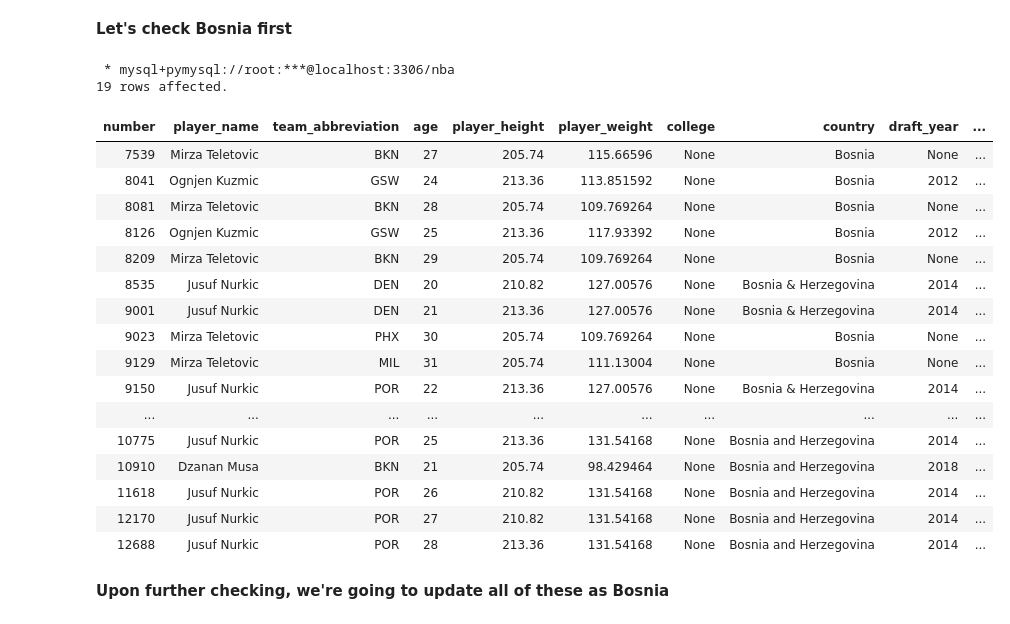
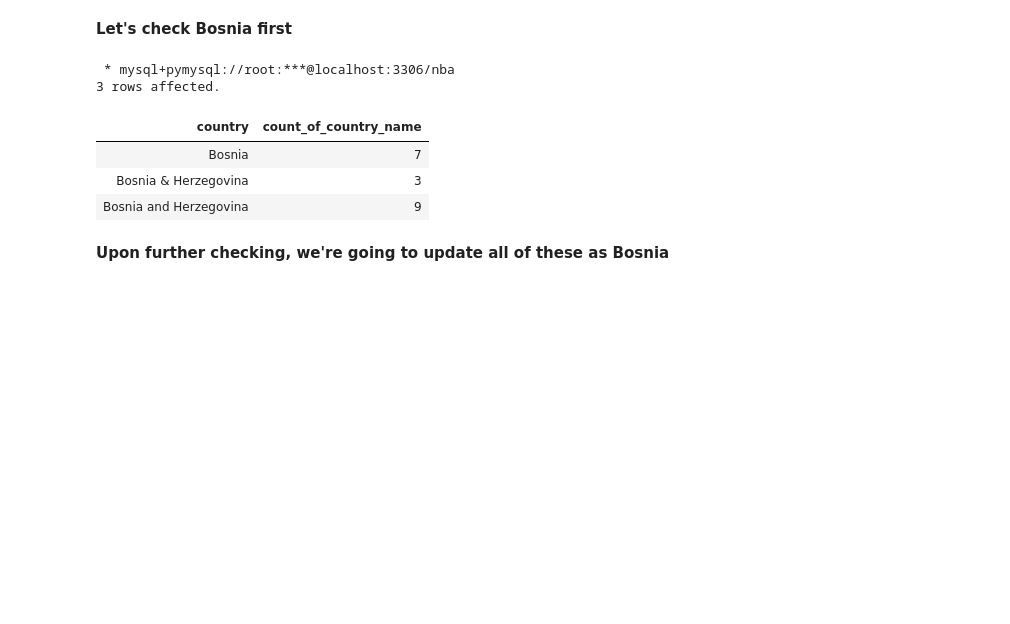
Before and after one commit to JudeIsuruFernando/Crowning-the-GOAT-A-Data-Driven-NBA-Basketball-Analysis, a Jupyter notebook: Notebooks/Cleaning/Data Cleaning.ipynb, the cells around one changed output. Drawn from its saved outputs; the diff is of its cells as text; code cells hidden in the pictures; blank space fills up the shorter version.

```diff
--- a/Notebooks/Cleaning/Data Cleaning.ipynb
+++ b/Notebooks/Cleaning/Data Cleaning.ipynb
@@ -125,33 +133,23 @@ ORDER BY
 # %%
 %%sql
 
 SELECT
-    *
+    country,
+    COUNT(country) count_of_country_name
 FROM
     nba_raw_data_silver
 WHERE
     country IN ('Bosnia', 'Bosnia & Herzegovina', 'Bosnia and Herzegovina')
+GROUP BY
+    country
 ;
 # %% [output]
  * mysql+pymysql://root:***@localhost:3306/nba
-19 rows affected.
+3 rows affected.
-| number | player_name | team_abbreviation | age | player_height | player_weight | college | country | draft_year | ... |
-| 7539 | Mirza Teletovic | BKN | 27 | 205.74 | 115.66596 | None | Bosnia | None | ... |
-| 8041 | Ognjen Kuzmic | GSW | 24 | 213.36 | 113.851592 | None | Bosnia | 2012 | ... |
-| 8081 | Mirza Teletovic | BKN | 28 | 205.74 | 109.769264 | None | Bosnia | None | ... |
-| 8126 | Ognjen Kuzmic | GSW | 25 | 213.36 | 117.93392 | None | Bosnia | 2012 | ... |
-| 8209 | Mirza Teletovic | BKN | 29 | 205.74 | 109.769264 | None | Bosnia | None | ... |
-| 8535 | Jusuf Nurkic | DEN | 20 | 210.82 | 127.00576 | None | Bosnia & Herzegovina | 2014 | ... |
-| 9001 | Jusuf Nurkic | DEN | 21 | 213.36 | 127.00576 | None | Bosnia & Herzegovina | 2014 | ... |
-| 9023 | Mirza Teletovic | PHX | 30 | 205.74 | 109.769264 | None | Bosnia | None | ... |
-| 9129 | Mirza Teletovic | MIL | 31 | 205.74 | 111.13004 | None | Bosnia | None | ... |
-| 9150 | Jusuf Nurkic | POR | 22 | 213.36 | 127.00576 | None | Bosnia & Herzegovina | 2014 | ... |
-| ... | ... | ... | ... | ... | ... | ... | ... | ... | ... |
-| 10775 | Jusuf Nurkic | POR | 25 | 213.36 | 131.54168 | None | Bosnia and Herzegovina | 2014 | ... |
-| 10910 | Dzanan Musa | BKN | 21 | 205.74 | 98.429464 | None | Bosnia and Herzegovina | 2018 | ... |
-| 11618 | Jusuf Nurkic | POR | 26 | 210.82 | 131.54168 | None | Bosnia and Herzegovina | 2014 | ... |
-| 12170 | Jusuf Nurkic | POR | 27 | 210.82 | 131.54168 | None | Bosnia and Herzegovina | 2014 | ... |
-| 12688 | Jusuf Nurkic | POR | 28 | 213.36 | 131.54168 | None | Bosnia and Herzegovina | 2014 | ... |
+| country | count_of_country_name |
+| Bosnia | 7 |
+| Bosnia & Herzegovina | 3 |
+| Bosnia and Herzegovina | 9 |
 # %% [markdown]
 **Upon further checking, we're going to update all of these as Bosnia**
 # %%
```
Also changed, not shown: parts of 5 cells of this notebook, 3 other files.
